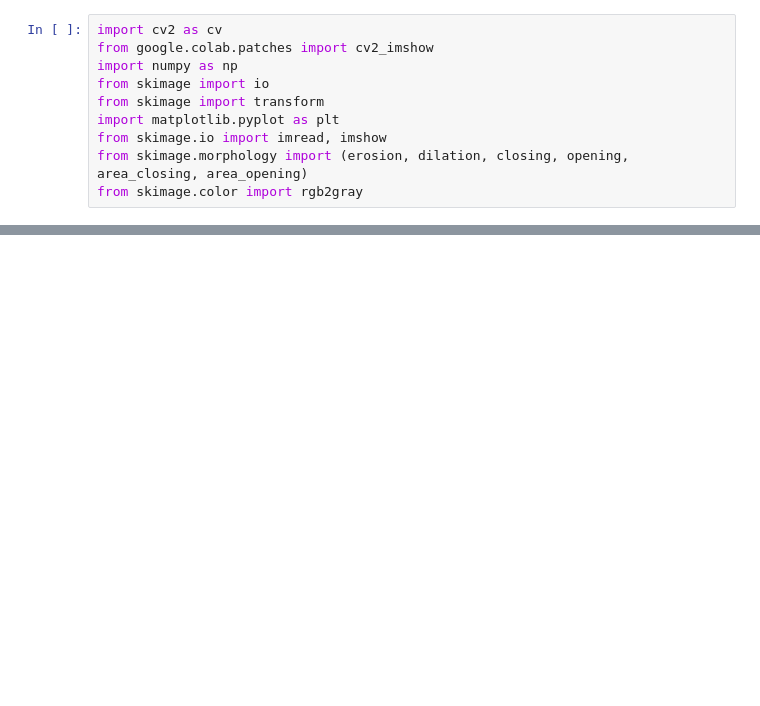
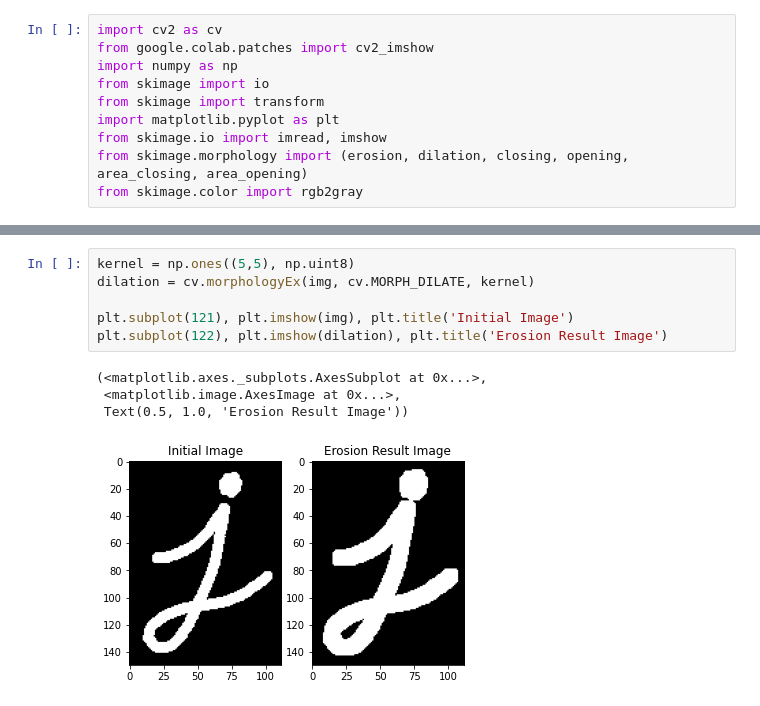
Before and after one commit to MashaaX/PCVK_Genap_20-21, a Jupyter notebook: Week9.ipynb, the cells around one changed output, grey strips where cells are left out. Saved outputs shown, nothing was run; the diff lists cells and outputs as text; blank space fills up the shorter version.

```diff
--- a/Week9.ipynb
+++ b/Week9.ipynb
@@ -18,0 +57,11 @@ from skimage.color import rgb2gray
+# %%
+kernel = np.ones((5,5), np.uint8)
+dilation = cv.morphologyEx(img, cv.MORPH_DILATE, kernel)
+
+plt.subplot(121), plt.imshow(img), plt.title('Initial Image')
+plt.subplot(122), plt.imshow(dilation), plt.title('Erosion Result Image')
+# %% [output]
+(<matplotlib.axes._subplots.AxesSubplot at 0x...>,
+ <matplotlib.image.AxesImage at 0x...>,
+ Text(0.5, 1.0, 'Erosion Result Image'))
+[figure, added]
```
Also changed, not shown: parts of 10 cells of this notebook.
